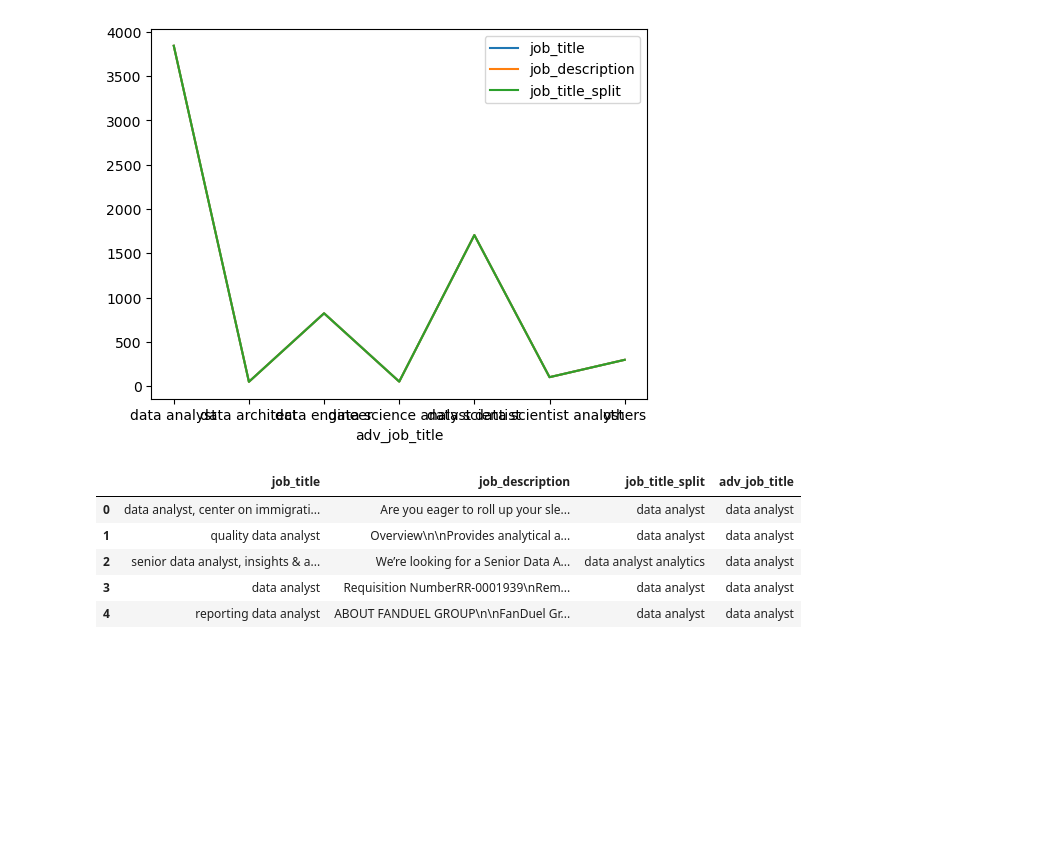
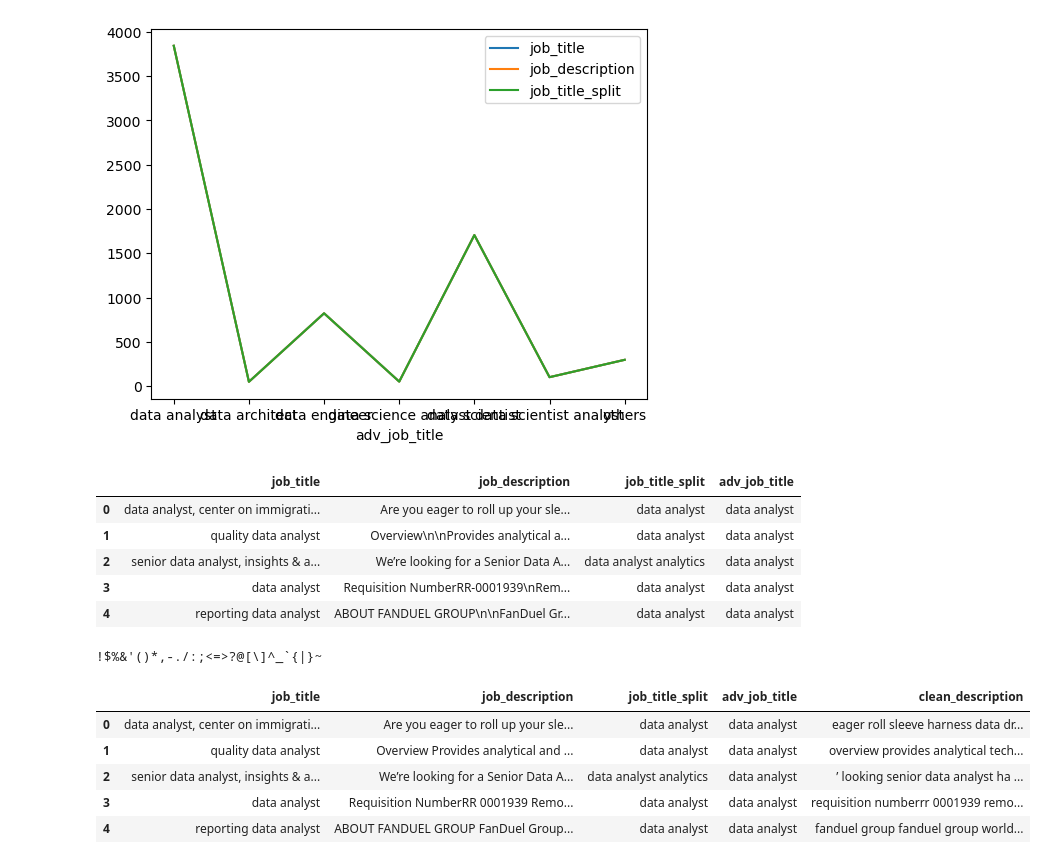
Before and after one commit to Nuel-EN/Capstone-Project-, a Jupyter notebook: Nuel-NB2.ipynb, the cells around one changed output. Cells and saved outputs as stored; diff of their text form; code cells hidden in the pictures; blank space fills up the shorter version.

```diff
--- a/Nuel-NB2.ipynb
+++ b/Nuel-NB2.ipynb
@@ -360,3 +370,79 @@ master_df.head()
 | 2 | senior data analyst, insights & a... | We’re looking for a Senior Data A... | data analyst analytics | data analyst |
 | 3 | data analyst | Requisition NumberRR-0001939\nRem... | data analyst | data analyst |
 | 4 | reporting data analyst | ABOUT FANDUEL GROUP\n\nFanDuel Gr... | data analyst | data analyst |
+# %%
+#job description
+master_df["job_description"] = master_df["job_description"].str.replace("\n", " ")
+# %%
+master_df['job_description'] = master_df['job_description'].replace({'/':' ','-':' '},regex=True)
+# %%
+# Import Libraries
+import string # a collection of string constraints: white-space, punctuation, etc.
+import nltk
+from nltk.tokenize import word_tokenize
+from nltk.stem import WordNetLemmatizer
+#nltk.download('punkt')   # Required for tokenization
+#nltk.download('wordnet') # Required for lemmatization
+# nltk.download('popular')
+from nltk.corpus import stopwords
+# Instantiate
+lemmatizer = WordNetLemmatizer()
+# Create our own stop words
+stop_words = (                                        \
+    "\n ’ sleeves company and of for in to a or years l   \
+    other were that to drive policy we at with our   \
+    firm follows under consolidated have these over   \
+    include billion million december which an le from \
+    certain le — million had show apple including     \
+    as noncurrent current total three are on not is   \
+    involving millions shows centers contains      "  \
+             ).split()
+# Exclusion list of punctuations and numbers
+# exclist = string.punctuation + string.digits # Do we also need digits?
+exclude_punctuation = "!$%&'()*,-./:;<=>?@[\]^_`{|}~"
+exclist = exclude_punctuation # + string.digits # Do we also need digits?
+# Print the exclusion list
+print(exclist)
+# %% [output]
+!$%&'()*,-./:;<=>?@[\]^_`{|}~
+# %%
+# Create a Function
+def clean_texts(text):
+    """ Function to perform preprocessing """
+
+    # Convert to lower cases
+    text = text.lower()
+
+    # Remove punctuations and numbers
+    text = text.translate(str.maketrans("", "", exclude_punctuation))
+
+    # White space before and after punctuation?
+    # text = text.translate(str.maketrans({key: " {0} ".format(key) for key in string.punctuation}))
+
+
+    # Tokenization
+    tokens = word_tokenize(text)
+
+    # Lemmatization
+    tokens = [lemmatizer.lemmatize(token) for token in tokens]
+
+    # Remove stop words
+    stopwords = nltk.corpus.stopwords.words('english')
+    tokens = [token for token in tokens if token not in stopwords]
+
+    # Join tokens
+    clean_text = " ".join(tokens)
+
+    # Return the output
+    return clean_text
+# Apply the function to all disclosures
+master_df['clean_description'] = master_df['job_description'].apply(clean_texts)
+# View the first 5 rows
+master_df.head()
+# %% [output]
+|  | job_title | job_description | job_title_split | adv_job_title | clean_description |
+| 0 | data analyst, center on immigrati... | Are you eager to roll up your sle... | data analyst | data analyst | eager roll sleeve harness data dr... |
+| 1 | quality data analyst | Overview Provides analytical and ... | data analyst | data analyst | overview provides analytical tech... |
+| 2 | senior data analyst, insights & a... | We’re looking for a Senior Data A... | data analyst analytics | data analyst | ’ looking senior data analyst ha ... |
+| 3 | data analyst | Requisition NumberRR 0001939 Remo... | data analyst | data analyst | requisition numberrr 0001939 remo... |
+| 4 | reporting data analyst | ABOUT FANDUEL GROUP FanDuel Group... | data analyst | data analyst | fanduel group fanduel group world... |
```
Also changed, not shown: parts of 24 cells of this notebook.
